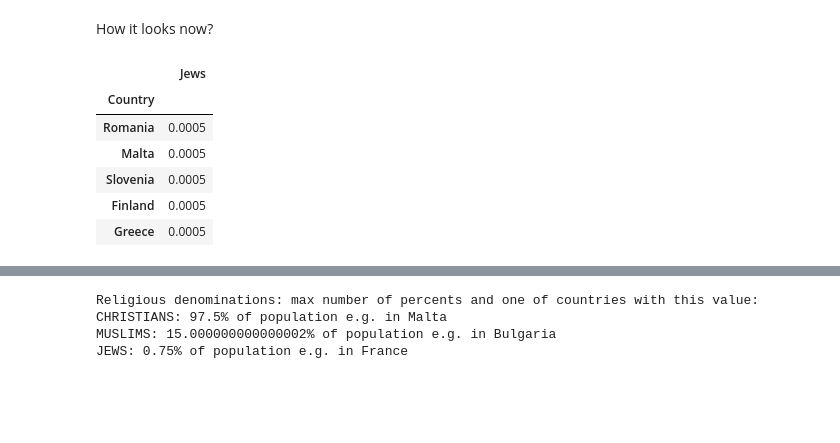
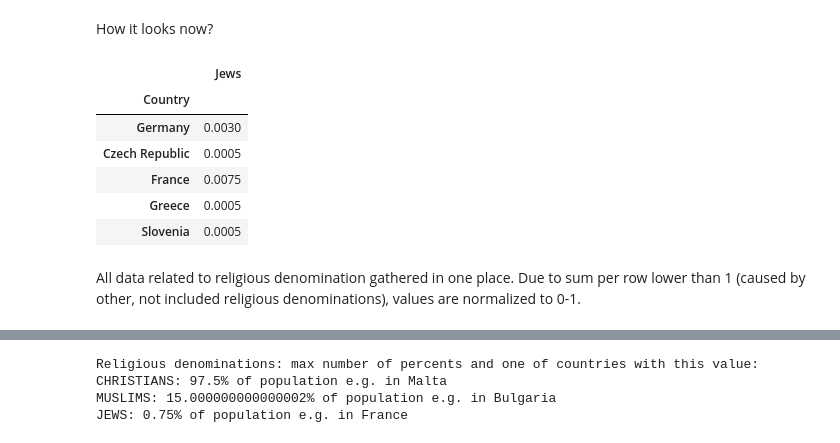
Before and after one commit to joanna-janos/MigrationSimulationInEU, a Jupyter notebook: data_analysis.ipynb, the cells around one changed output, grey strips where cells are left out. Drawn from its saved outputs; the diff is of its cells as text; code cells hidden in the pictures; blank space fills up the shorter version.

```diff
--- a/data_analysis.ipynb
+++ b/data_analysis.ipynb
@@ -521,12 +524,15 @@ df_jews = change_interval_to_mean_value_in_all_columns(df_jews)
 # %% [markdown]
 How it looks now?
 # %%
-df_jews.sample(5)
+display(df_jews.sample(5))
 # %% [output]
 |  | Jews |
 | Country |  |
-| Romania | 0.0005 |
-| Malta | 0.0005 |
+| Germany | 0.0030 |
+| Czech Republic | 0.0005 |
+| France | 0.0075 |
+| Greece | 0.0005 |
 | Slovenia | 0.0005 |
-| Finland | 0.0005 |
-| Greece | 0.0005 |
+# %% [markdown]
+All data related to religious denomination gathered in one place.
+Due to sum per row lower than 1 (caused by other, not included religious denominations), values are normalized to 0-1.
```
Also changed, not shown: parts of 27 cells of this notebook, 2 other files.
